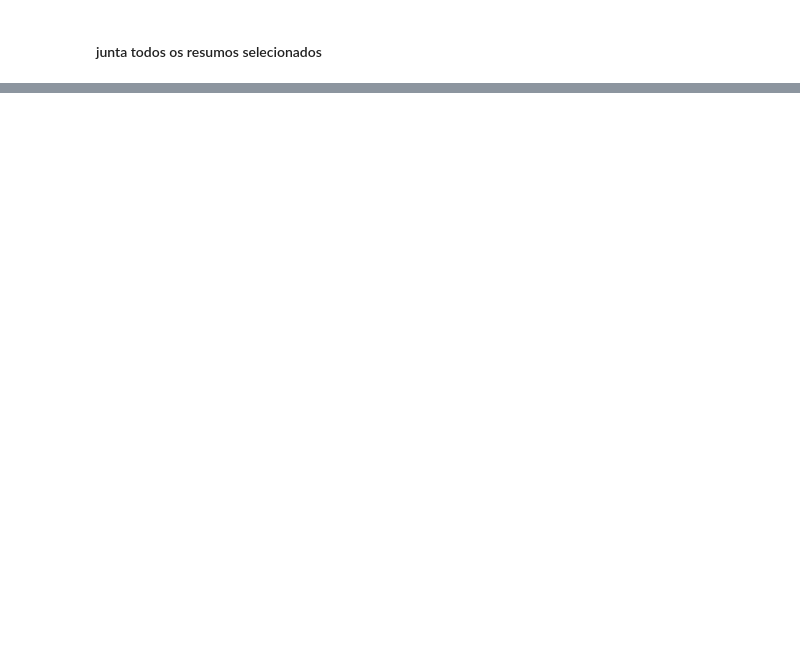
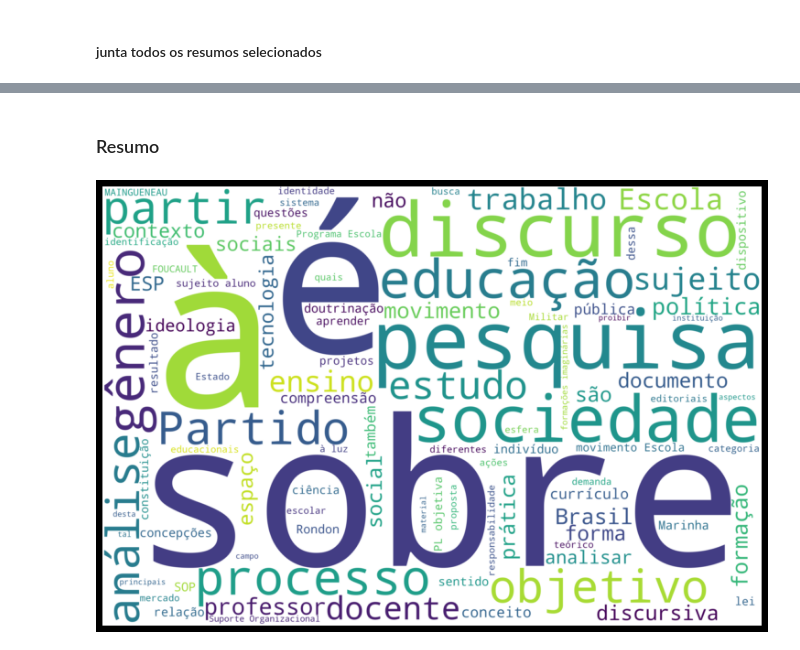
Before and after one commit to andregerardi/teses_dissertacoes_CAPES, a Jupyter notebook: Parte 3 - Análise Teses e Dissertações.ipynb, the cells around one changed output, grey strips where cells are left out. Drawn from its saved outputs; the diff is of its cells as text; code cells hidden in the pictures; blank space fills up the shorter version.

```diff
--- a/Parte 3 - Análise Teses e Dissertações.ipynb
+++ b/Parte 3 - Análise Teses e Dissertações.ipynb
@@ -766,0 +811,30 @@ Name: anos, dtype: int64
+# %% [markdown]
+### Resumo
+# %%
+
+cloud = suc['Resumo']
+cloud = pd.DataFrame(cloud)
+
+texto = cloud['Resumo']
+# %%
+#!pip install wordcloud
+
+from wordcloud import WordCloud, STOPWORDS
+import matplotlib.pyplot as plt
+
+wordcloud = WordCloud(
+    width = 3000,
+    height = 2000,
+    max_words=100,  # Total de palavras
+    background_color="white",
+    stopwords = PT_stopwords).generate(str(texto))
+fig = plt.figure(
+    figsize = (10, 12),
+    facecolor = 'k',
+    edgecolor = 'k')
+plt.imshow(wordcloud, interpolation = 'bilinear')
+plt.axis('off')
+plt.tight_layout(pad=0)
+plt.show()
+# %% [output]
+[figure, added]
```
Also changed, not shown: parts of 15 cells of this notebook.
